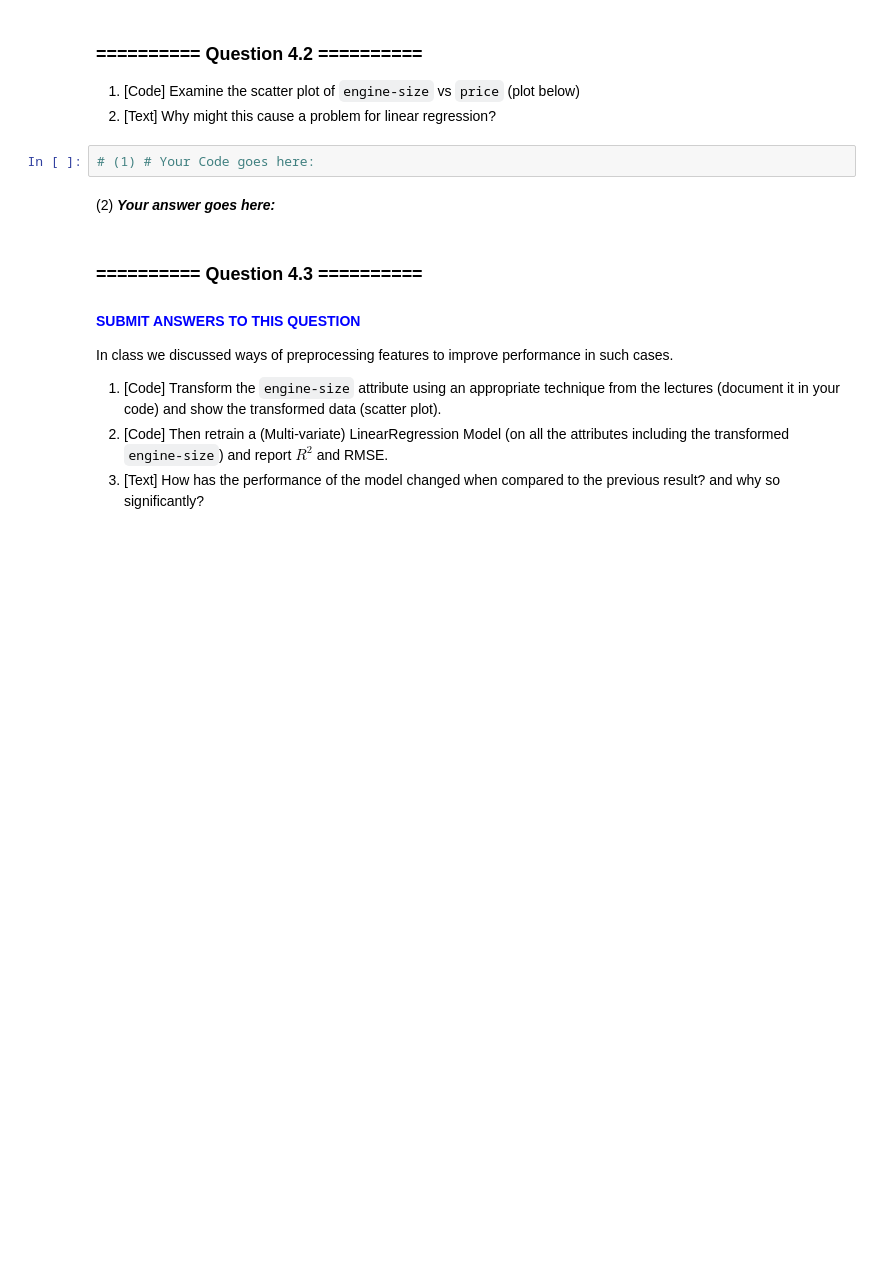
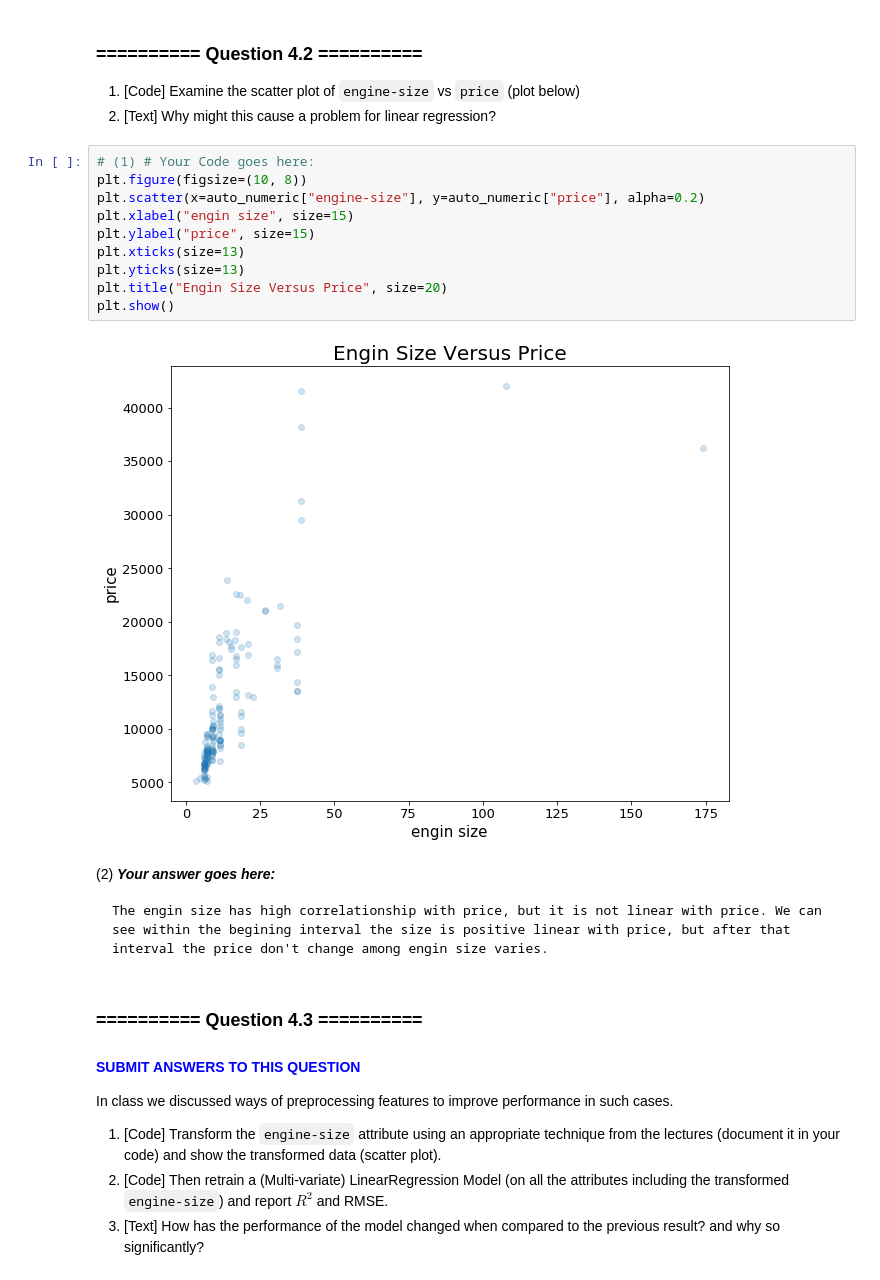
Before and after one commit to TYTTYTTYT/IAML2019, a Jupyter notebook: assignments/Assignment1/Assignment1.ipynb, the cells around one changed output. Cells and saved outputs as stored; diff of their text form; blank space fills up the shorter version.

```diff
--- a/assignments/Assignment1/Assignment1.ipynb
+++ b/assignments/Assignment1/Assignment1.ipynb
@@ -428,10 +602,22 @@ K-fold cross-validation.
 
 1. [Code] Examine the scatter plot of `engine-size` vs `price` (plot below)
 1. [Text] Why might this cause a problem for linear regression?
-# %%
-# (1) # Your Code goes here:
-# %% [markdown]
-(2) ***Your answer goes here:***
+# %%
+# (1) # Your Code goes here:
+plt.figure(figsize=(10, 8))
+plt.scatter(x=auto_numeric["engine-size"], y=auto_numeric["price"], alpha=0.2)
+plt.xlabel("engin size", size=15)
+plt.ylabel("price", size=15)
+plt.xticks(size=13)
+plt.yticks(size=13)
+plt.title("Engin Size Versus Price", size=20)
+plt.show()
+# %% [output]
+[figure, added]
+# %% [markdown]
+(2) ***Your answer goes here:***
+
+    The engin size has high correlationship with price, but it is not linear with price. We can see within the begining interval the size is positive linear with price, but after that interval the price don't change among engin size varies.
 # %% [markdown]
 <a id='question_4_3'></a>
 ### ========== Question 4.3 ==========
```
Also changed, not shown: parts of 41 cells of this notebook, 1 other file.
